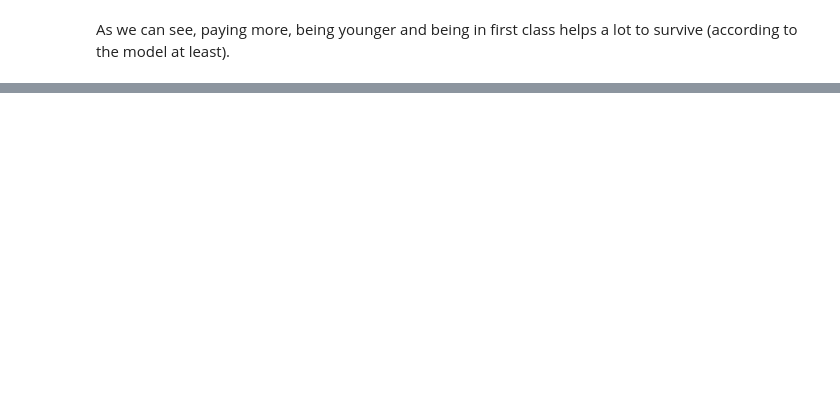
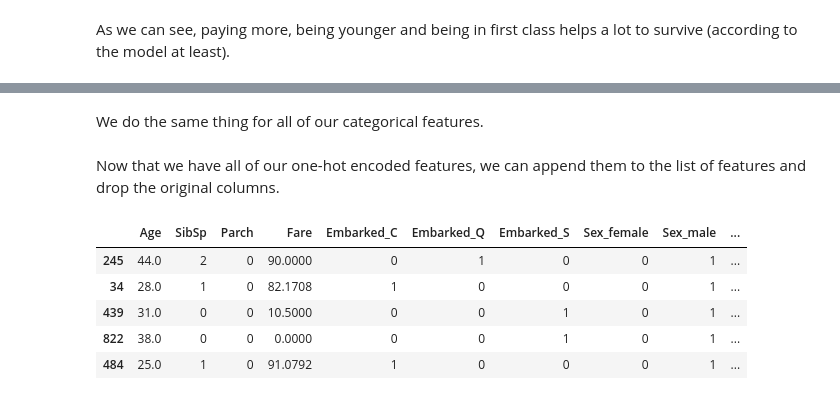
Before and after one commit to rodgzilla/machine_learning_basic_examples, a Jupyter notebook: Titanic classification.ipynb, the cells around one changed output, grey strips where cells are left out. Saved outputs shown, nothing was run; the diff lists cells and outputs as text; code cells hidden in the pictures; blank space fills up the shorter version.

```diff
--- a/Titanic classification.ipynb
+++ b/Titanic classification.ipynb
@@ -250,0 +271,5 @@ As we can see, paying more, being younger and being in first class helps a lot t
+# %%
+X_train = df_train[['Pclass', 'Sex', 'Age', 'SibSp', 'Parch', 'Fare', 'Embarked']]
+X_val   = df_val[['Pclass', 'Sex', 'Age', 'SibSp', 'Parch', 'Fare', 'Embarked']]
+y_train = df_train['Survived']
+y_val   = df_val['Survived']
@@ -250,0 +288,7 @@ As we can see, paying more, being younger and being in first class helps a lot t
+# %%
+embarked_dummies_train = pd.get_dummies(X_train['Embarked'], prefix = 'Embarked')
+embarked_dummies_val = pd.get_dummies(X_val['Embarked'], prefix = 'Embarked')
+print('Original values')
+print(df_train['Embarked'].iloc[:5])
+print('\n\nOne-hot encoded values')
+embarked_dummies_train.head()
@@ -250,0 +312,2 @@ As we can see, paying more, being younger and being in first class helps a lot t
+# %% [markdown]
+We do the same thing for all of our categorical features.
@@ -250,0 +319,16 @@ As we can see, paying more, being younger and being in first class helps a lot t
+# %% [markdown]
+Now that we have all of our one-hot encoded features, we can append them to the list of features and drop the original columns.
+# %%
+X_train = pd.concat([X_train, embarked_dummies_train, sex_dummies_train, pclass_dummies_train], axis = 1)
+X_val   = pd.concat([X_val, embarked_dummies_val, sex_dummies_val, pclass_dummies_val], axis = 1)
+to_drop = ['Pclass', 'Sex', 'Embarked']
+X_train.drop(to_drop, axis = 1, inplace = True)
+X_val.drop(to_drop, axis = 1, inplace = True)
+X_train.head()
+# %% [output]
+|  | Age | SibSp | Parch | Fare | Embarked_C | Embarked_Q | Embarked_S | Sex_female | Sex_male | ... |
+| 245 | 44.0 | 2 | 0 | 90.0000 | 0 | 1 | 0 | 0 | 1 | ... |
+| 34 | 28.0 | 1 | 0 | 82.1708 | 1 | 0 | 0 | 0 | 1 | ... |
+| 439 | 31.0 | 0 | 0 | 10.5000 | 0 | 0 | 1 | 0 | 1 | ... |
+| 822 | 38.0 | 0 | 0 | 0.0000 | 0 | 0 | 1 | 0 | 1 | ... |
+| 484 | 25.0 | 1 | 0 | 91.0792 | 1 | 0 | 0 | 0 | 1 | ... |
```
Also changed, not shown: parts of 22 cells of this notebook.
